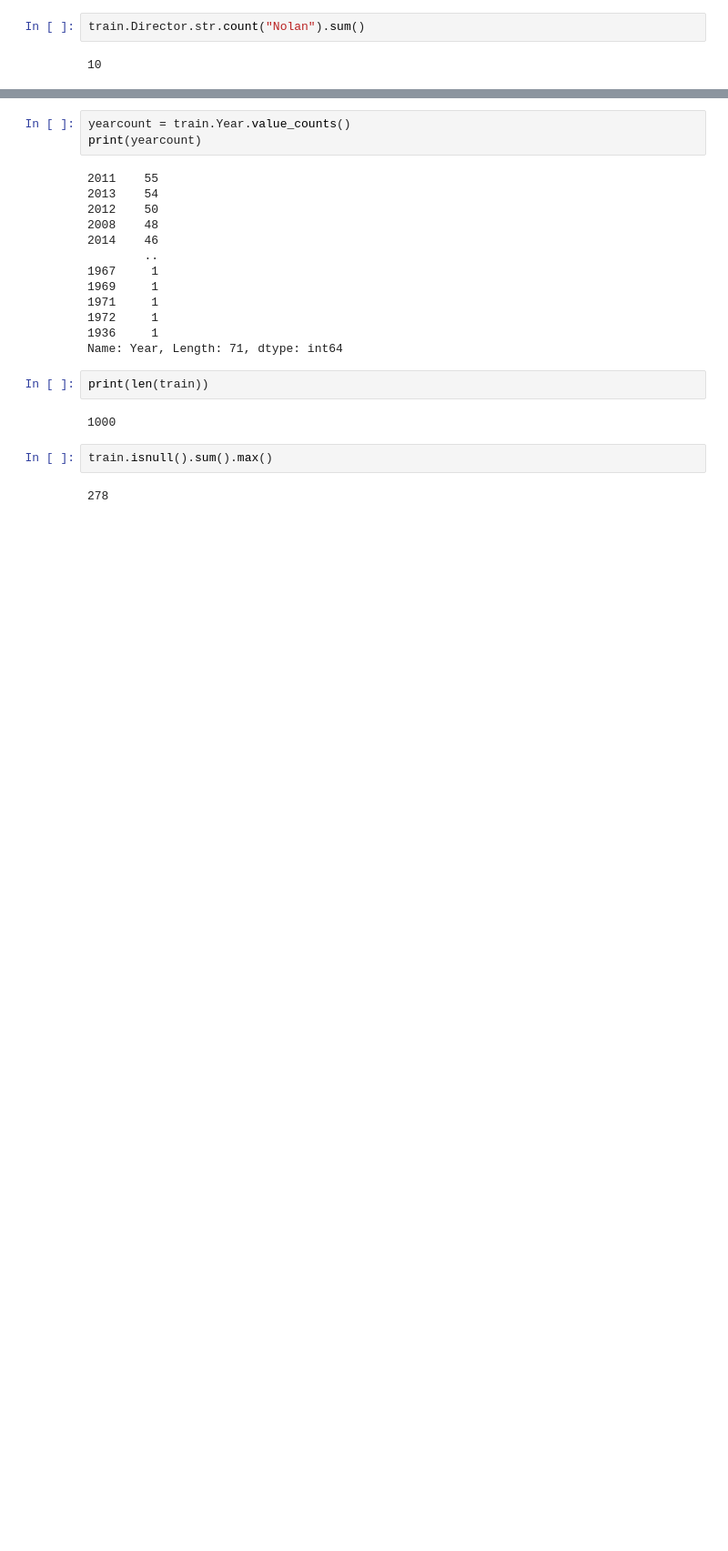
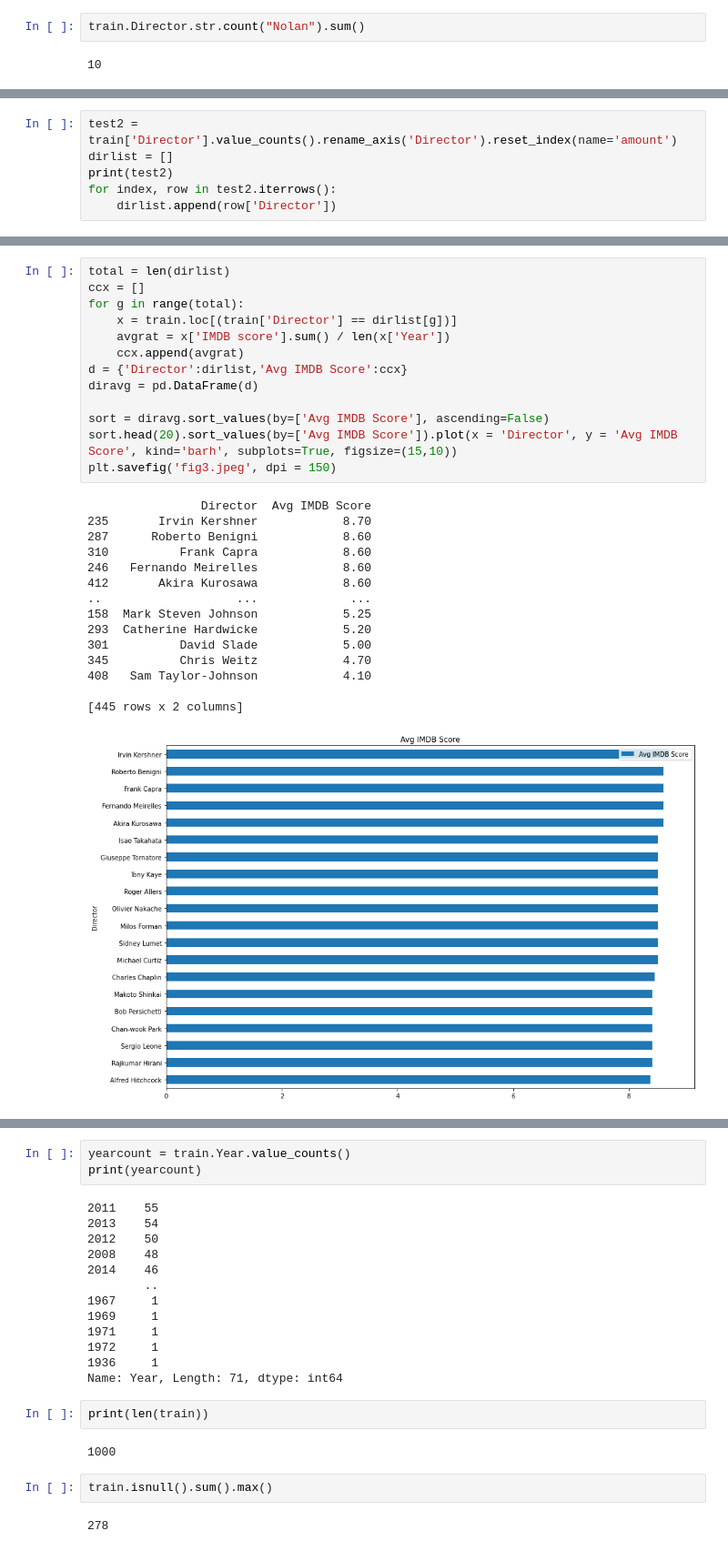
Before and after one commit to kdsl01/Data_science_Project_Scrpaer_and_data, a Jupyter notebook: data_project_2.ipynb, the cells around one changed output, grey strips where cells are left out. Shown at 91% size. Cells and saved outputs as stored; diff of their text form; blank space fills up the shorter version.

```diff
--- a/data_project_2.ipynb
+++ b/data_project_2.ipynb
@@ -83,0 +89,6 @@ array([<matplotlib.axes._subplots.AxesSubplot object at 0x...>],
+# %%
+test2 = train['Director'].value_counts().rename_axis('Director').reset_index(name='amount')
+dirlist = []
+print(test2)
+for index, row in test2.iterrows():
+    dirlist.append(row['Director'])
@@ -83,0 +110,29 @@ array([<matplotlib.axes._subplots.AxesSubplot object at 0x...>],
+# %%
+total = len(dirlist)
+ccx = []
+for g in range(total):
+    x = train.loc[(train['Director'] == dirlist[g])]
+    avgrat = x['IMDB score'].sum() / len(x['Year'])
+    ccx.append(avgrat)
+d = {'Director':dirlist,'Avg IMDB Score':ccx}
+diravg = pd.DataFrame(d)
+
+sort = diravg.sort_values(by=['Avg IMDB Score'], ascending=False)
+sort.head(20).sort_values(by=['Avg IMDB Score']).plot(x = 'Director', y = 'Avg IMDB Score', kind='barh', subplots=True, figsize=(15,10))
+plt.savefig('fig3.jpeg', dpi = 150)
+# %% [output]
+                Director  Avg IMDB Score
+235       Irvin Kershner            8.70
+287      Roberto Benigni            8.60
+310          Frank Capra            8.60
+246   Fernando Meirelles            8.60
+412       Akira Kurosawa            8.60
+..                   ...             ...
+158  Mark Steven Johnson            5.25
+293  Catherine Hardwicke            5.20
+301          David Slade            5.00
+345          Chris Weitz            4.70
+408   Sam Taylor-Johnson            4.10
+
+[445 rows x 2 columns]
+[figure, added]
```
Also changed, not shown: parts of 8 cells of this notebook.
